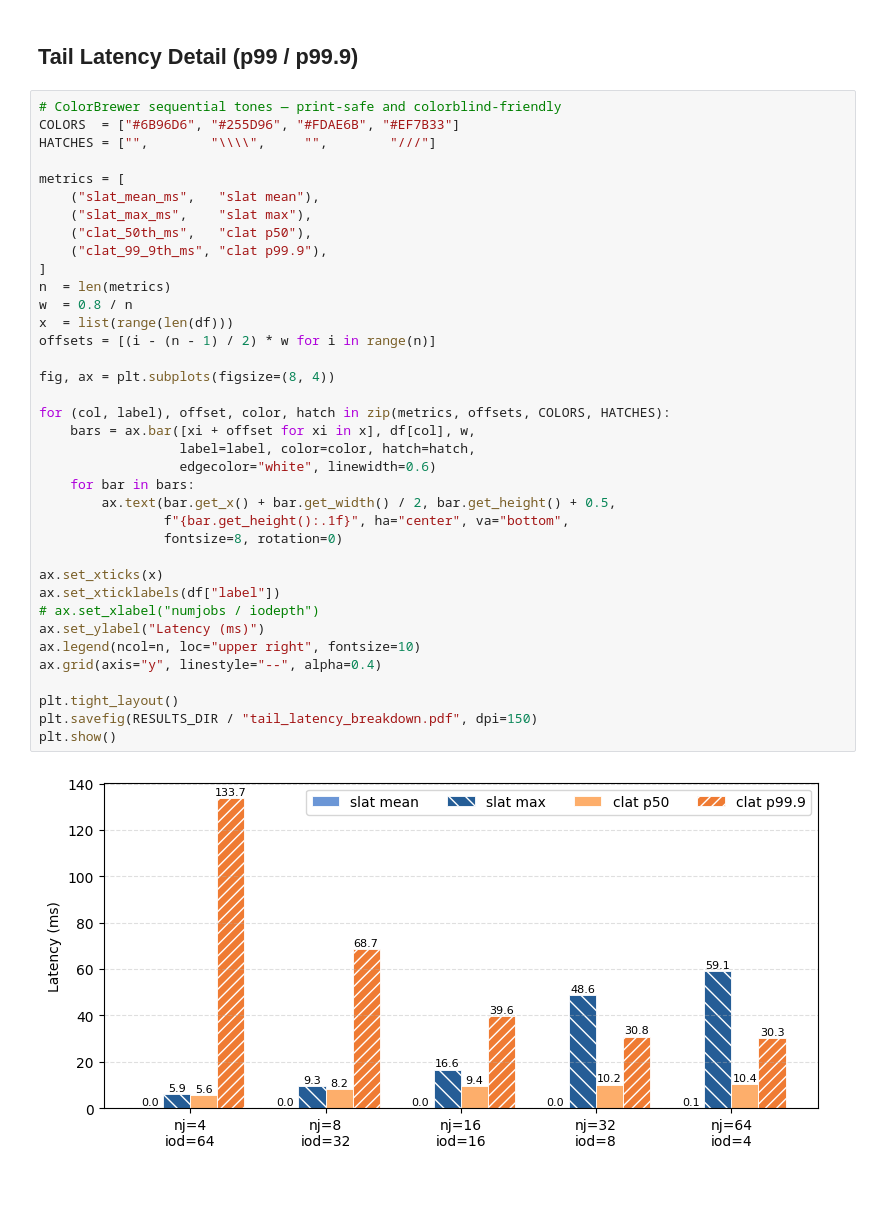
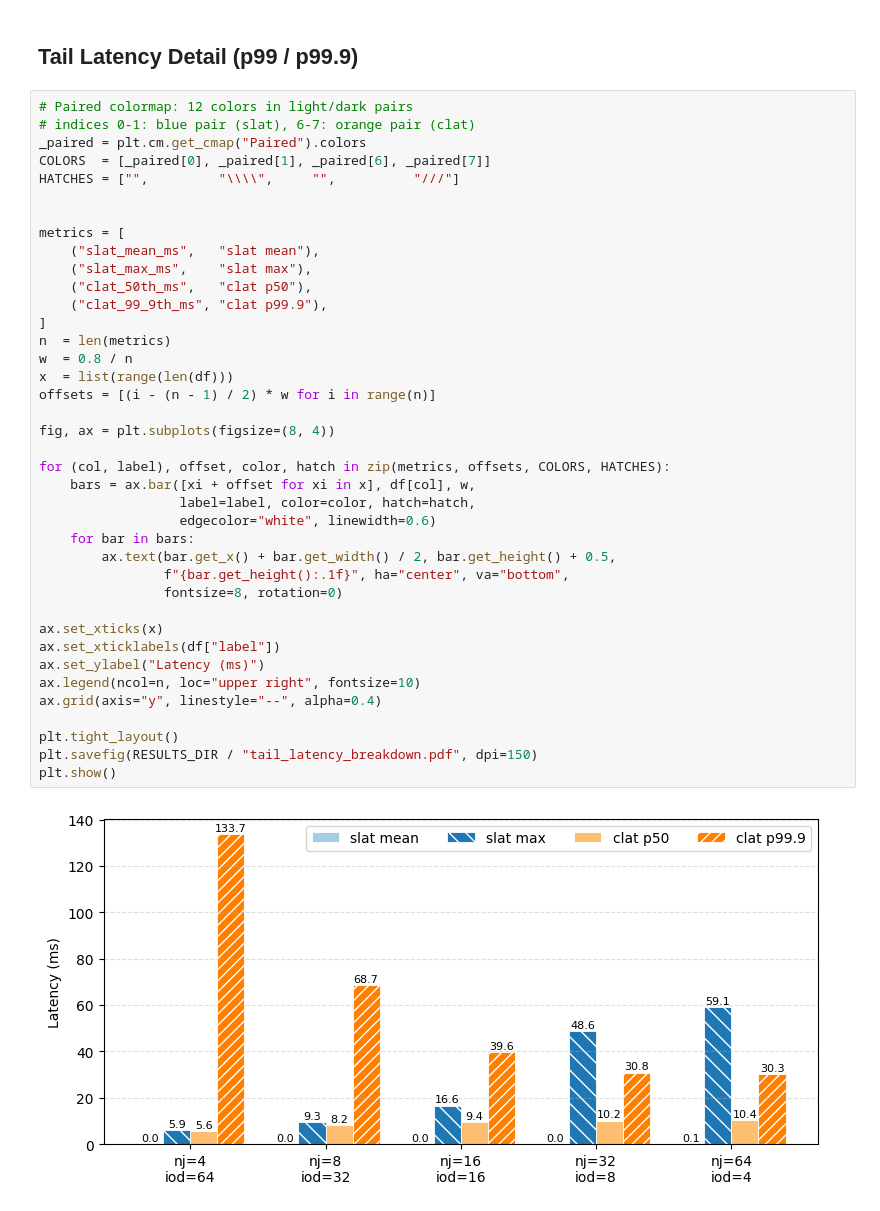
Before and after one commit to cissieAB/pdsw26_daos-bench, a Jupyter notebook: results/testbed/fio-dfs-heatmap-256-sweep/fio_dfs_heatmap_256_sweep.ipynb, the cells around one changed output. Drawn from its saved outputs; the diff is of its cells as text.

Commit message:
Update colormap

```diff
--- a/results/testbed/fio-dfs-heatmap-256-sweep/fio_dfs_heatmap_256_sweep.ipynb
+++ b/results/testbed/fio-dfs-heatmap-256-sweep/fio_dfs_heatmap_256_sweep.ipynb
@@ -121,41 +121,43 @@ plt.show()
 # %% [markdown]
 ## Tail Latency Detail (p99 / p99.9)
 # %%
-# ColorBrewer sequential tones — print-safe and colorblind-friendly
-COLORS  = ["#6B96D6", "#255D96", "#FDAE6B", "#EF7B33"]
-HATCHES = ["",        "\\\\",     "",        "///"]
+# Paired colormap: 12 colors in light/dark pairs
+# indices 0-1: blue pair (slat), 6-7: orange pair (clat)
+_paired = plt.cm.get_cmap("Paired").colors
+COLORS  = [_paired[0], _paired[1], _paired[6], _paired[7]]
+HATCHES = ["",         "\\\\",     "",          "///"]
+
 
 metrics = [
     ("slat_mean_ms",   "slat mean"),
     ("slat_max_ms",    "slat max"),
     ("clat_50th_ms",   "clat p50"),
     ("clat_99_9th_ms", "clat p99.9"),
 ]
 n  = len(metrics)
 w  = 0.8 / n
 x  = list(range(len(df)))
 offsets = [(i - (n - 1) / 2) * w for i in range(n)]
 
 fig, ax = plt.subplots(figsize=(8, 4))
 
 for (col, label), offset, color, hatch in zip(metrics, offsets, COLORS, HATCHES):
     bars = ax.bar([xi + offset for xi in x], df[col], w,
                   label=label, color=color, hatch=hatch,
                   edgecolor="white", linewidth=0.6)
     for bar in bars:
         ax.text(bar.get_x() + bar.get_width() / 2, bar.get_height() + 0.5,
                 f"{bar.get_height():.1f}", ha="center", va="bottom",
                 fontsize=8, rotation=0)
 
 ax.set_xticks(x)
 ax.set_xticklabels(df["label"])
-# ax.set_xlabel("numjobs / iodepth")
 ax.set_ylabel("Latency (ms)")
 ax.legend(ncol=n, loc="upper right", fontsize=10)
 ax.grid(axis="y", linestyle="--", alpha=0.4)
 
 plt.tight_layout()
 plt.savefig(RESULTS_DIR / "tail_latency_breakdown.pdf", dpi=150)
 plt.show()
 # %% [output]
-[figure, old version]
+[figure, new version]
```
